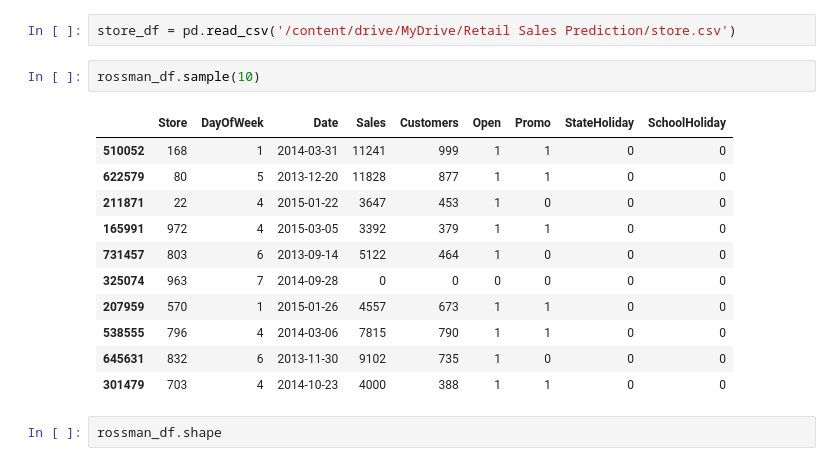
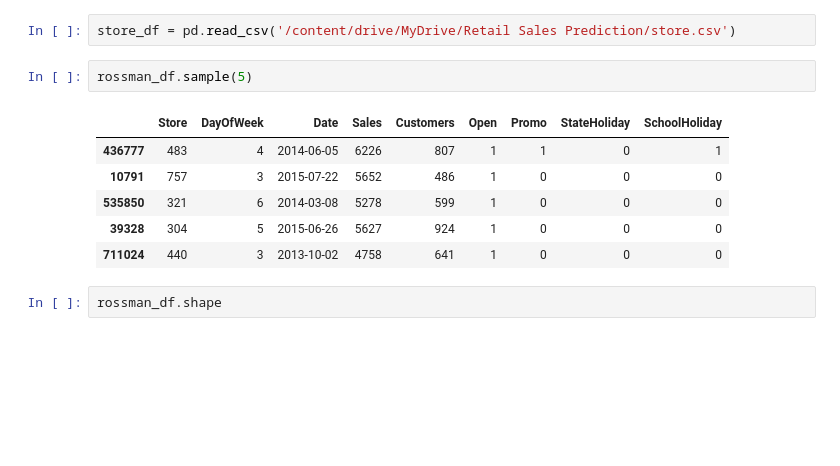
Before and after one commit to Koti-RK/Retail-Sales-Prediction, a Jupyter notebook: Retail_sales_prediction.ipynb, the cells around one changed output. Saved outputs shown, nothing was run; the diff lists cells and outputs as text; blank space fills up the shorter version.

```diff
--- a/Retail_sales_prediction.ipynb
+++ b/Retail_sales_prediction.ipynb
@@ -34,19 +94,14 @@ rossman_df= pd.read_csv('/content/drive/MyDrive/Retail Sales Prediction/Rossmann
 # %%
 store_df = pd.read_csv('/content/drive/MyDrive/Retail Sales Prediction/store.csv')
 # %%
-rossman_df.sample(10)
+rossman_df.sample(5)
 # %% [output]
 |  | Store | DayOfWeek | Date | Sales | Customers | Open | Promo | StateHoliday | SchoolHoliday |
-| 510052 | 168 | 1 | 2014-03-31 | 11241 | 999 | 1 | 1 | 0 | 0 |
-| 622579 | 80 | 5 | 2013-12-20 | 11828 | 877 | 1 | 1 | 0 | 0 |
-| 211871 | 22 | 4 | 2015-01-22 | 3647 | 453 | 1 | 0 | 0 | 0 |
-| 165991 | 972 | 4 | 2015-03-05 | 3392 | 379 | 1 | 1 | 0 | 0 |
-| 731457 | 803 | 6 | 2013-09-14 | 5122 | 464 | 1 | 0 | 0 | 0 |
-| 325074 | 963 | 7 | 2014-09-28 | 0 | 0 | 0 | 0 | 0 | 0 |
-| 207959 | 570 | 1 | 2015-01-26 | 4557 | 673 | 1 | 1 | 0 | 0 |
-| 538555 | 796 | 4 | 2014-03-06 | 7815 | 790 | 1 | 1 | 0 | 0 |
-| 645631 | 832 | 6 | 2013-11-30 | 9102 | 735 | 1 | 0 | 0 | 0 |
-| 301479 | 703 | 4 | 2014-10-23 | 4000 | 388 | 1 | 1 | 0 | 0 |
+| 436777 | 483 | 4 | 2014-06-05 | 6226 | 807 | 1 | 1 | 0 | 1 |
+| 10791 | 757 | 3 | 2015-07-22 | 5652 | 486 | 1 | 0 | 0 | 0 |
+| 535850 | 321 | 6 | 2014-03-08 | 5278 | 599 | 1 | 0 | 0 | 0 |
+| 39328 | 304 | 5 | 2015-06-26 | 5627 | 924 | 1 | 0 | 0 | 0 |
+| 711024 | 440 | 3 | 2013-10-02 | 4758 | 641 | 1 | 0 | 0 | 0 |
 # %%
 rossman_df.shape
 # %% [output]
```
Also changed, not shown: parts of 72 cells of this notebook.
